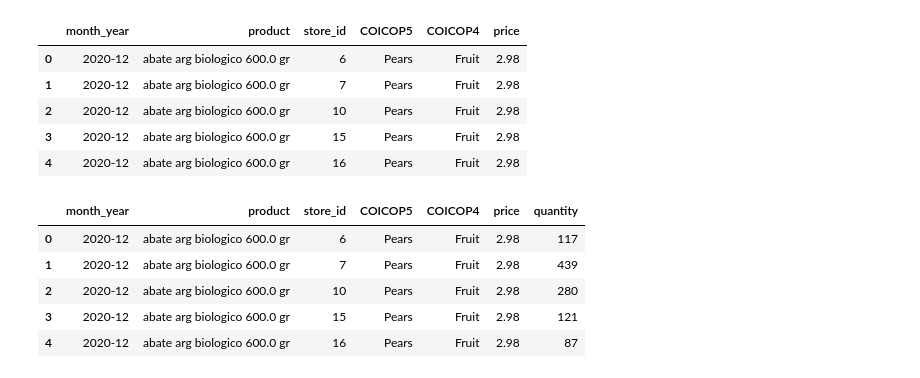
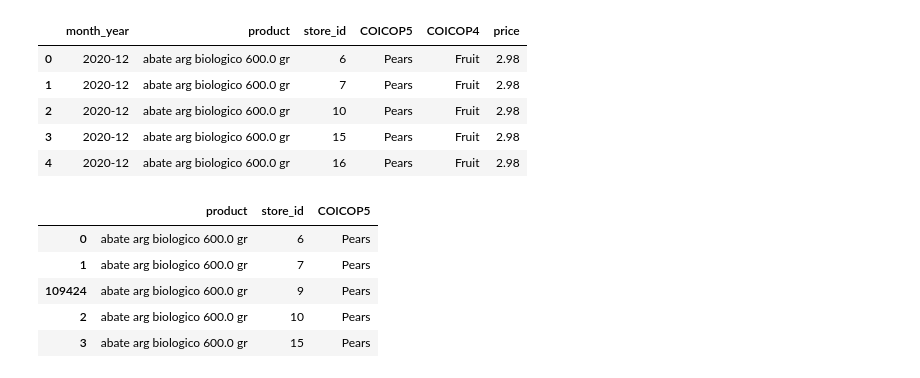
Before and after one commit to oskarmariae/alternative-data-sources-price-statistics, a Jupyter notebook: data/add_synthetic_quantities.ipynb, the cells around one changed output. Saved outputs shown, nothing was run; the diff lists cells and outputs as text; code cells hidden in the pictures.

Commit message:
updated code to improve synthetic quantity generation and added some basic exploration of data

```diff
--- a/data/add_synthetic_quantities.ipynb
+++ b/data/add_synthetic_quantities.ipynb
@@ -12,28 +15,17 @@ df.head()
 | 3 | 2020-12 | abate arg biologico 600.0 gr | 15 | Pears | Fruit | 2.98 |
 | 4 | 2020-12 | abate arg biologico 600.0 gr | 16 | Pears | Fruit | 2.98 |
 # %%
-import numpy as np
+# define unique series keys & sort by date
 
-np.random.seed(42)  # for reproducibility
+df = df.sort_values(['product', 'store_id', 'COICOP5', 'month_year']).copy()
 
-# Let's assume your price column is called 'price'
-# We'll create quantities inversely related to price
-max_price = df['price'].max()
-min_price = df['price'].min()
+series_keys = df[['product', 'store_id', 'COICOP5']].drop_duplicates()
 
-# Scale prices to 0–1 range
-price_scaled = (df['price'] - min_price) / (max_price - min_price)
-
-# Higher price = lower quantity, add some randomness
-df['quantity'] = (1 - price_scaled) * np.random.randint(20, 800, size=len(df))
-
-# Ensure no zero quantities
-df['quantity'] = df['quantity'].clip(lower=1).astype(int)
-df.head()
+series_keys.head()
 # %% [output]
-|  | month_year | product | store_id | COICOP5 | COICOP4 | price | quantity |
-| 0 | 2020-12 | abate arg biologico 600.0 gr | 6 | Pears | Fruit | 2.98 | 117 |
-| 1 | 2020-12 | abate arg biologico 600.0 gr | 7 | Pears | Fruit | 2.98 | 439 |
-| 2 | 2020-12 | abate arg biologico 600.0 gr | 10 | Pears | Fruit | 2.98 | 280 |
-| 3 | 2020-12 | abate arg biologico 600.0 gr | 15 | Pears | Fruit | 2.98 | 121 |
-| 4 | 2020-12 | abate arg biologico 600.0 gr | 16 | Pears | Fruit | 2.98 | 87 |
+|  | product | store_id | COICOP5 |
+| 0 | abate arg biologico 600.0 gr | 6 | Pears |
+| 1 | abate arg biologico 600.0 gr | 7 | Pears |
+| 109424 | abate arg biologico 600.0 gr | 9 | Pears |
+| 2 | abate arg biologico 600.0 gr | 10 | Pears |
+| 3 | abate arg biologico 600.0 gr | 15 | Pears |
```
Also changed, not shown: parts of 11 cells of this notebook.
